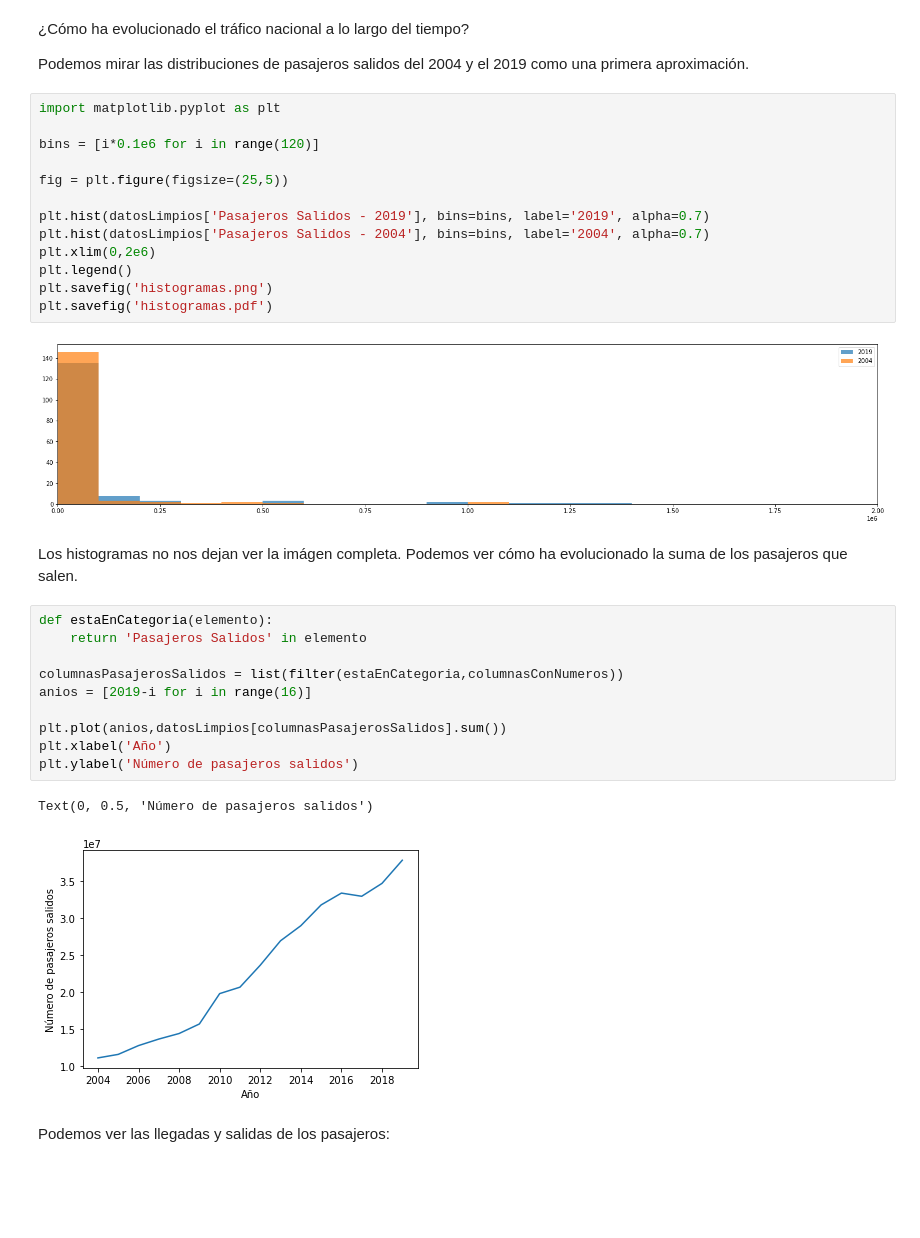
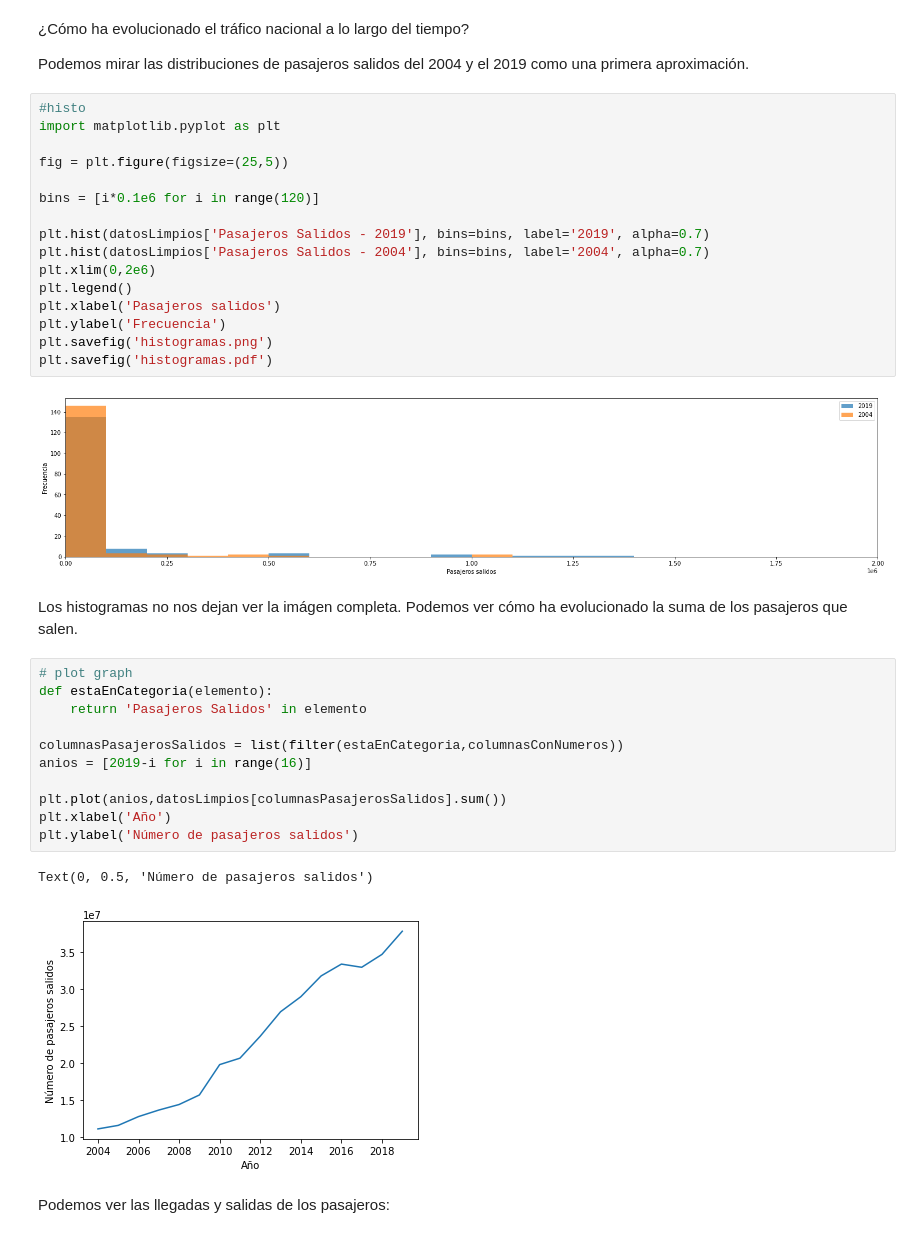
Before and after one commit to el-uniandino/periodismo_datos_101, a Jupyter notebook: mod1/mod1_pres.ipynb, the cells around one changed output. Drawn from its saved outputs; the diff is of its cells as text; blank space fills up the shorter version.

```diff
--- a/mod1/mod1_pres.ipynb
+++ b/mod1/mod1_pres.ipynb
@@ -538,23 +529,27 @@ Por categoría (pasajeros salidos, pasajeros llegados, carga y correo entrante,
 
 Podemos mirar las distribuciones de pasajeros salidos del 2004 y el 2019 como una primera aproximación.
 # %%
+#histo
 import matplotlib.pyplot as plt
 
+fig = plt.figure(figsize=(25,5))
+
 bins = [i*0.1e6 for i in range(120)]
-
-fig = plt.figure(figsize=(25,5))
 
 plt.hist(datosLimpios['Pasajeros Salidos - 2019'], bins=bins, label='2019', alpha=0.7)
 plt.hist(datosLimpios['Pasajeros Salidos - 2004'], bins=bins, label='2004', alpha=0.7)
 plt.xlim(0,2e6)
 plt.legend()
+plt.xlabel('Pasajeros salidos')
+plt.ylabel('Frecuencia')
 plt.savefig('histogramas.png')
 plt.savefig('histogramas.pdf')
 # %% [output]
-[figure, old version]
+[figure, new version]
 # %% [markdown]
 Los histogramas no nos dejan ver la imágen completa. Podemos ver cómo ha evolucionado la suma de los pasajeros que salen.
 # %%
+# plot graph
 def estaEnCategoria(elemento):
     return 'Pasajeros Salidos' in elemento
 
```
Also changed, not shown: parts of 7 cells of this notebook.
